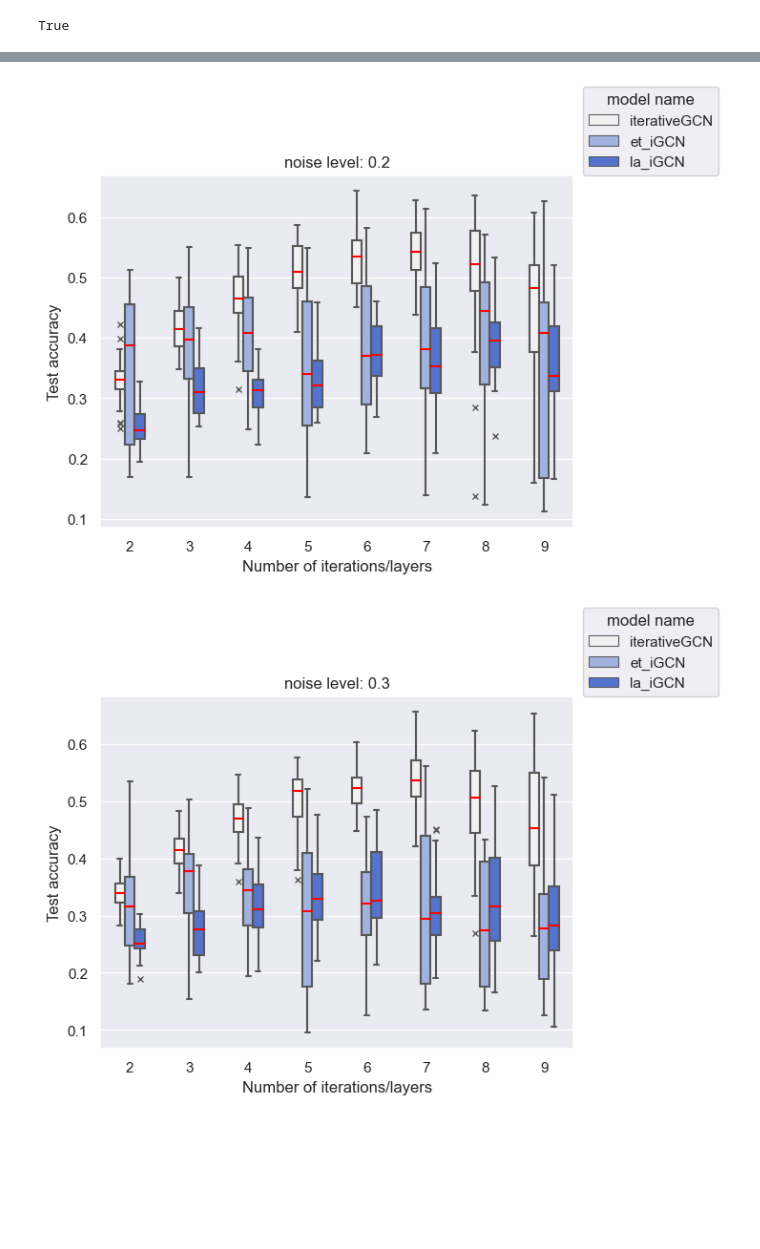
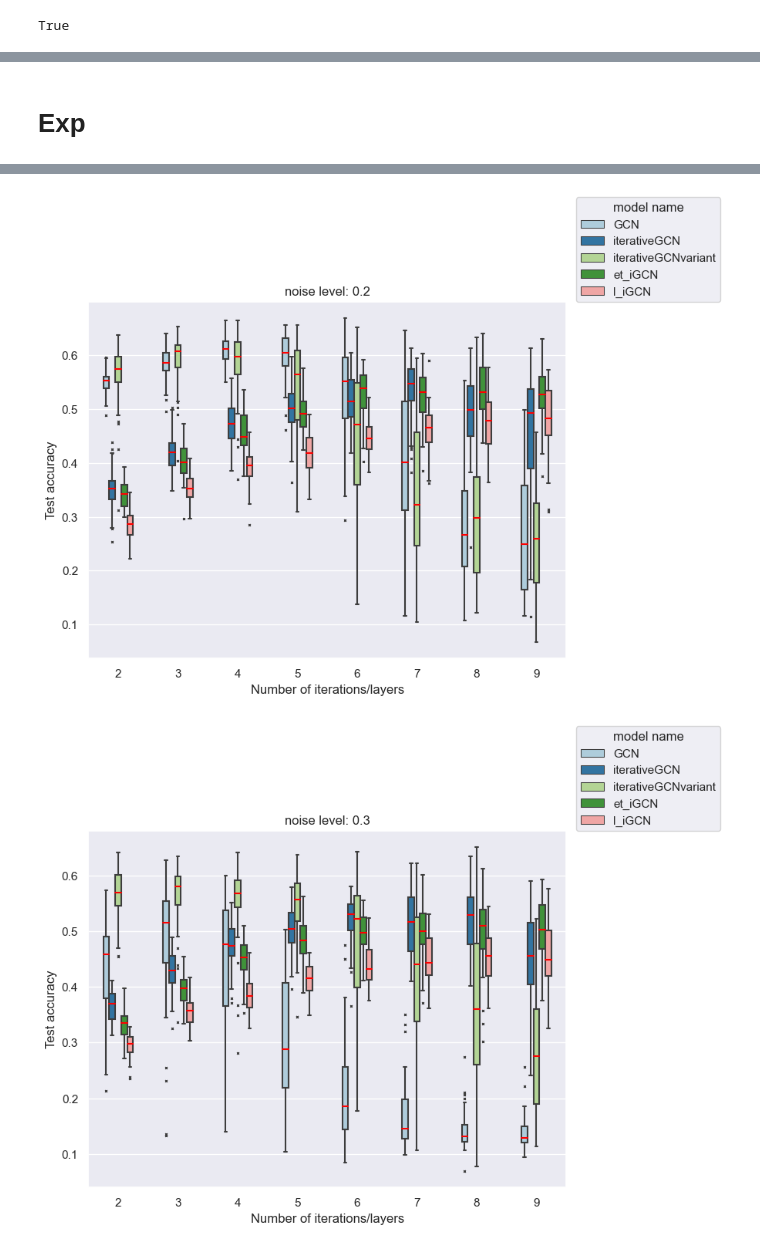
Before and after one commit to SizhuangHe/IterativeMethods, a Jupyter notebook: GCNexperiments/notebooks/wandb_analysis.ipynb, the cells around one changed output, grey strips where cells are left out. Drawn from its saved outputs; the diff is of its cells as text; code cells hidden in the pictures; blank space fills up the shorter version.

```diff
--- a/GCNexperiments/notebooks/wandb_analysis.ipynb
+++ b/GCNexperiments/notebooks/wandb_analysis.ipynb
@@ -190,0 +252,14 @@ get_sweep_info(variant_sweeps_new).sort_values(by=["noise_percent"])
+# %%
+noise_level = 0.1
+df = la_df[la_df["noise_percent"] == noise_level]
+num_iterations = 7
+dff = df[df["num_iter_layers"] == num_iterations]
+drop_index = dff[dff["test_accuracy"].isnull()].index
+dff.drop(drop_index, inplace=True)
+running_sum = np.full(num_iterations, 0)
+len_df = len(dff["learned smoothing factors"])
+for item in dff["learned smoothing factors"]:
+    running_sum = [a+b for (a,b) in zip(running_sum, item)]
+
+mean = [a/len_df for a in running_sum]
+print(mean)
@@ -191,2 +272,4 @@ get_sweep_info(variant_sweeps_new).sort_values(by=["noise_percent"])
+# %% [markdown]
+# Exp
 # %%
 df_list = []
@@ -209,18 +292,27 @@ df.to_csv("df.csv")
+# %%
+df = pd.read_csv("df_full.csv")
 # %%
 for noise_level in np.sort(pd.unique(df["noise_percent"])):
     dfn = df[df["noise_percent"] == noise_level]
     fig = plt.figure()
     sns.set(style="darkgrid")
+    sns.set(rc={'figure.figsize':(8,6)})
+
     bp = sns.boxplot(x='num_iter_layers',
             y="test_accuracy",
             data=dfn,
             width=0.5,
             hue="model name",
-            flierprops={"marker": "x"},
+            flierprops={"marker": "x",
+                        "markersize": 2},
             medianprops={"color": "red"},
-            color="royalblue"
+            palette="Paired"
             )
-    bp.set(title="noise level: "+str(noise_level), xlabel='Number of iterations/layers', ylabel='Test accuracy')
+    bp.set(title="noise level: "+str(noise_level),
+           xlabel='Number of iterations/layers',
+           ylabel='Test accuracy')
     sns.move_legend(bp, loc=(1.02, 1))
     name = "noise_level_"+str(noise_level)+".png"
+
+    fig.savefig(name, bbox_inches='tight')
 # %% [output]
@@ -229,2 +321,2 @@ for noise_level in np.sort(pd.unique(df["noise_percent"])):
-[figure, old version]
+[figure, new version]
-[figure, old version]
+[figure, new version]
```
Also changed, not shown: parts of 11 cells of this notebook, 55 other files.
